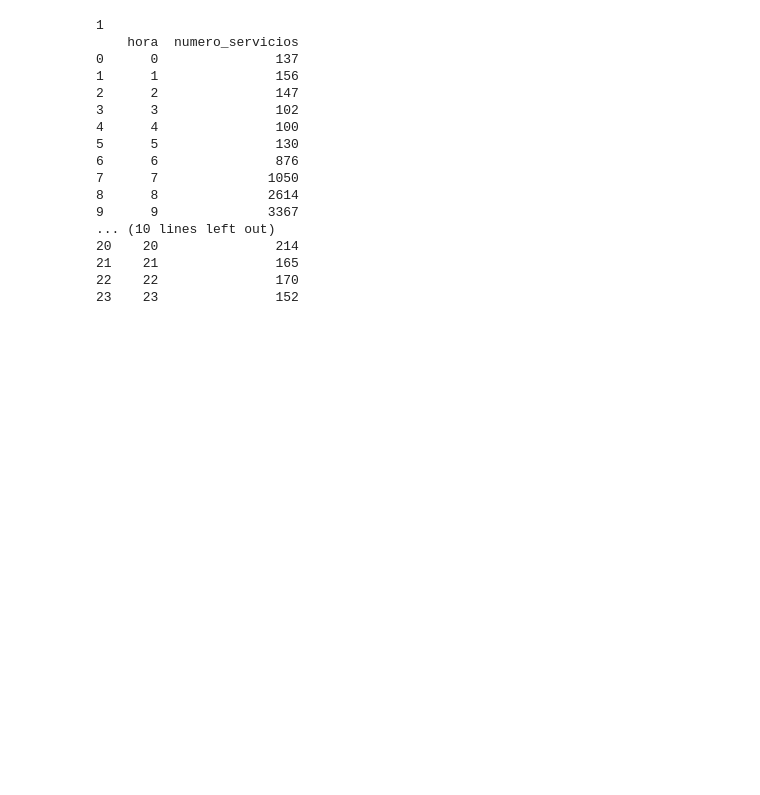
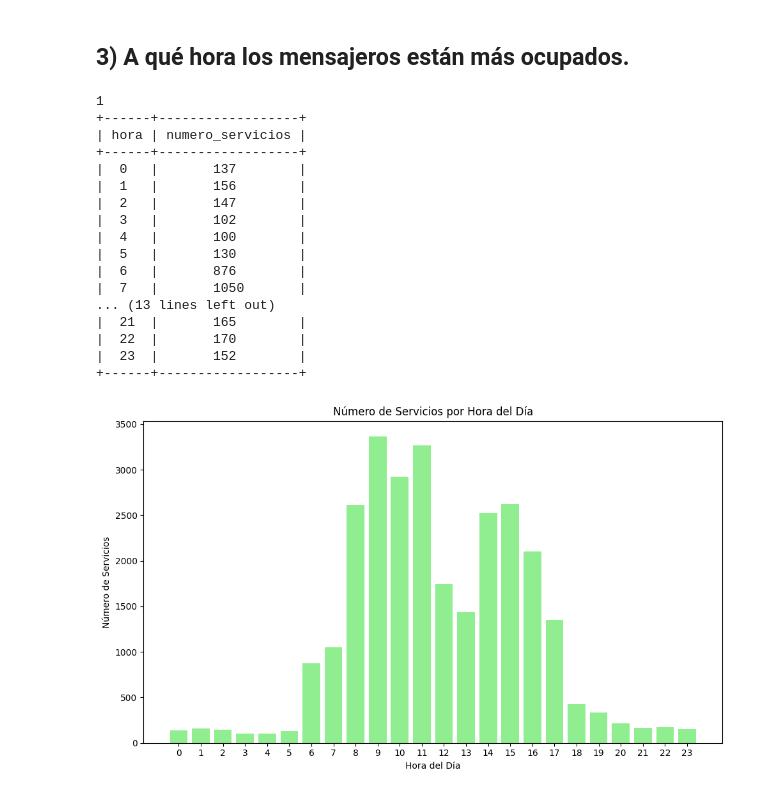
Before and after one commit to FalaisePocket/ETL-Entrega2, a Jupyter notebook: preguntas.ipynb, the cells around one changed output. Cells and saved outputs as stored; diff of their text form; code cells hidden in the pictures; blank space fills up the shorter version.

```diff
--- a/preguntas.ipynb
+++ b/preguntas.ipynb
@@ -55,50 +152,65 @@ print(servicios_por_dia)
+# %% [markdown]
+## 3) A qué hora los mensajeros están más ocupados.
 # %%
 import pandas as pd
+import matplotlib.pyplot as plt
+from tabulate import tabulate
 from config import connect_databases
 
 # Extraer los datos de los estados de los servicios
 query = """
     SELECT ms.id AS key_servicio, es_inicio.hora AS hora_iniciado
     FROM mensajeria_servicio ms
     LEFT JOIN mensajeria_estadosservicio es_inicio
     ON ms.id = es_inicio.servicio_id AND es_inicio.estado_id = 1
     WHERE ms.activo = true
 """
 db_op, db_etl = connect_databases()
 inicios = pd.read_sql_query(query, db_op)
 
 # Verificar si hay valores nulos en 'hora_iniciado'
 print(inicios['hora_iniciado'].isnull().sum())
 
 # Reemplazar los valores nulos con un valor de hora predeterminado (por ejemplo, 00:00)
 inicios['hora_iniciado'] = inicios['hora_iniciado'].fillna('00:00:00')
 
 # Convertir la columna 'hora_iniciado' a tipo timedelta
 inicios['hora_iniciado'] = pd.to_timedelta(inicios['hora_iniciado'].astype(str), errors='coerce')
 
 # Extraer la hora (0-23)
 inicios['hora'] = inicios['hora_iniciado'].dt.seconds // 3600
 
 # Calcular la cantidad de servicios por hora
 servicios_por_hora = inicios.groupby('hora').size().reset_index(name='numero_servicios')
 
-# Mostrar el resultado
-print(servicios_por_hora)
+# Mostrar la tabla con tabulado
+print(tabulate(servicios_por_hora, headers='keys', tablefmt='pretty', showindex=False))
+
+# Graficar la cantidad de servicios por hora
+plt.figure(figsize=(10, 6))
+plt.bar(servicios_por_hora['hora'], servicios_por_hora['numero_servicios'], color='lightgreen')
+plt.xlabel('Hora del Día')
+plt.ylabel('Número de Servicios')
+plt.title('Número de Servicios por Hora del Día')
+plt.xticks(range(24))
+plt.tight_layout()
+plt.show()
 # %% [output]
 1
-    hora  numero_servicios
-0      0               137
-1      1               156
-2      2               147
-3      3               102
-4      4               100
-5      5               130
-6      6               876
-7      7              1050
-8      8              2614
-9      9              3367
-... (10 lines left out)
-20    20               214
-21    21               165
-22    22               170
-23    23               152
++------+------------------+
+| hora | numero_servicios |
++------+------------------+
+|  0   |       137        |
+|  1   |       156        |
+|  2   |       147        |
+|  3   |       102        |
+|  4   |       100        |
+|  5   |       130        |
+|  6   |       876        |
+|  7   |       1050       |
+... (13 lines left out)
+|  21  |       165        |
+|  22  |       170        |
+|  23  |       152        |
++------+------------------+
+[figure, added]
```
Also changed, not shown: parts of 21 cells of this notebook, 5 other files.
